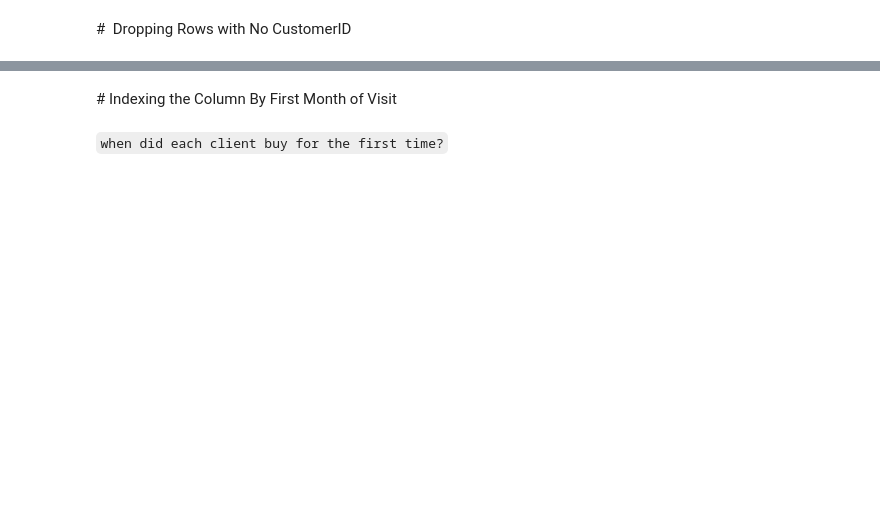
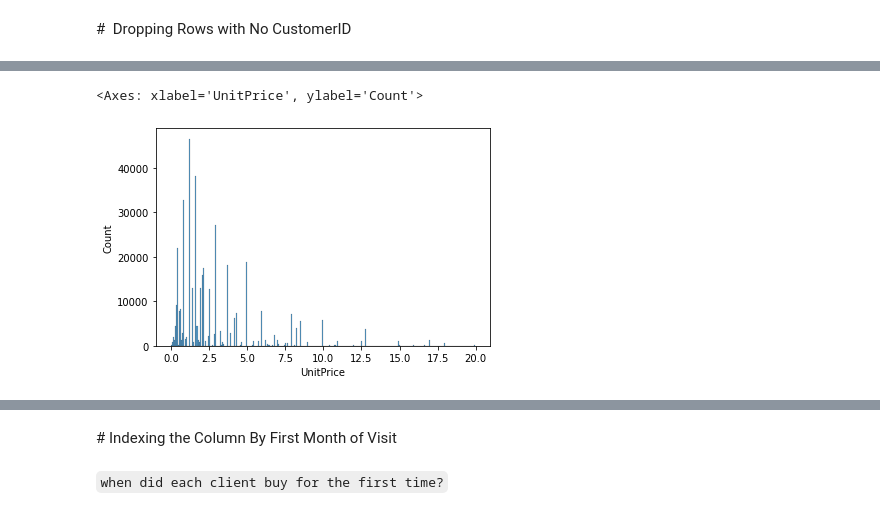
Before and after one commit to Ironhack-data-bcn-january-2024/lectures, a Jupyter notebook: week-6/03 - Cohort analysis.ipynb, the cells around one changed output, grey strips where cells are left out. Cells and saved outputs as stored; diff of their text form; code cells hidden in the pictures; blank space fills up the shorter version.

```diff
--- a/week-6/03 - Cohort analysis.ipynb
+++ b/week-6/03 - Cohort analysis.ipynb
@@ -12,0 +177,3 @@ import datetime as dt
+# %%
+df_less = df[df["UnitPrice"] < 20]
+df_less.sample()
@@ -12,0 +183,5 @@ import datetime as dt
+# %%
+sns.histplot(x=df_less["UnitPrice"])
+# %% [output]
+<Axes: xlabel='UnitPrice', ylabel='Count'>
+[figure, added]
```
Also changed, not shown: parts of 82 cells of this notebook.
